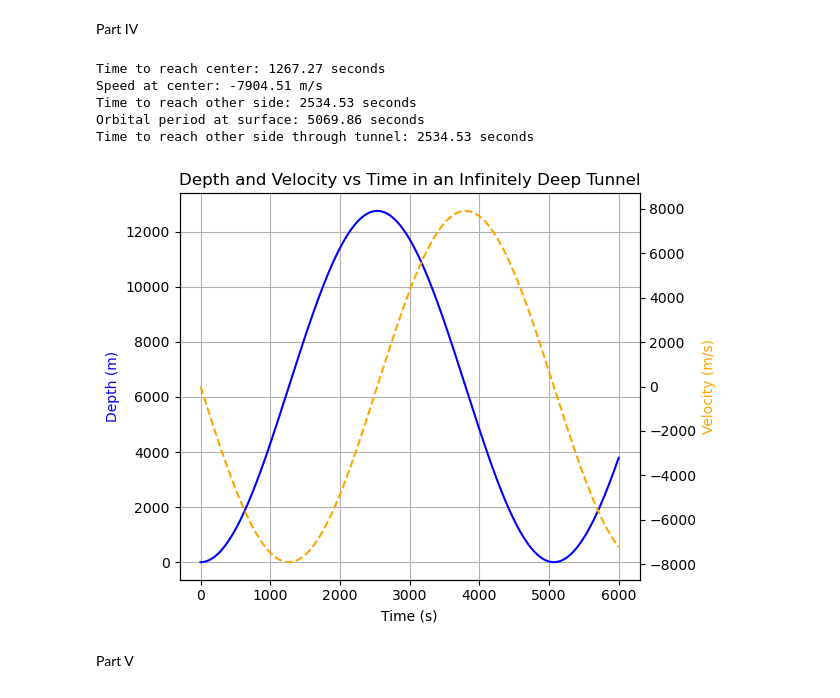
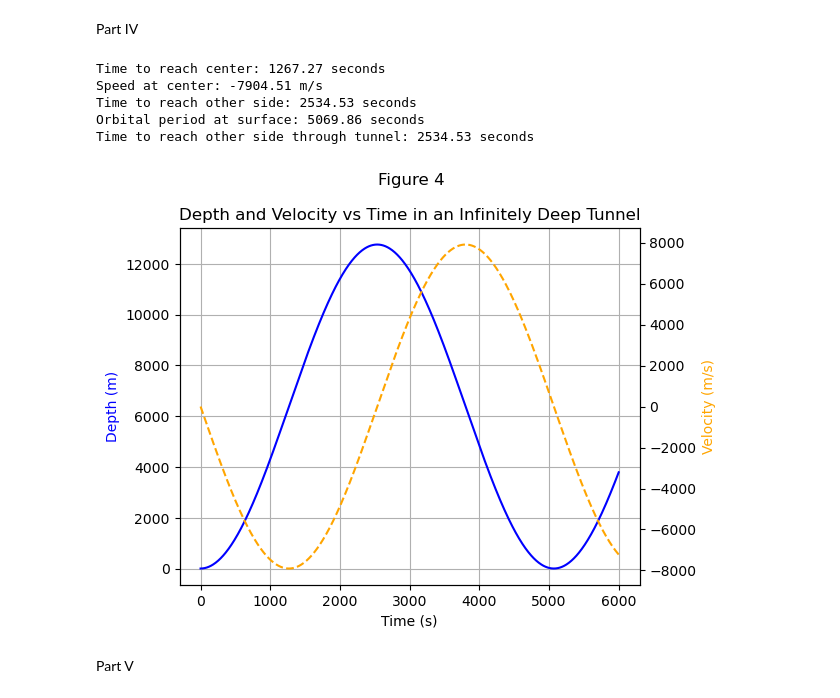
Before and after one commit to eoluwaboro/PHYS265-spring25, a Jupyter notebook: Lab2/Lab2.ipynb, the cells around one changed output. Saved outputs shown, nothing was run; the diff lists cells and outputs as text; code cells hidden in the pictures.

```diff
--- a/Lab2/Lab2.ipynb
+++ b/Lab2/Lab2.ipynb
@@ -338,35 +348,37 @@ ax1.set_xlabel('Time (s)')
 ax1.set_ylabel('Depth (m)', color='blue')
 ax2.set_ylabel('Velocity (m/s)', color='orange')
 ax1.grid(True)
 plt.title('Depth and Velocity vs Time in an Infinitely Deep Tunnel')
-fig.tight_layout()
 
 # time to reach center
 id_center = np.argmin(np.abs(sol.y[0]))
 time_center = sol.t[id_center]
 speed_center = sol.y[1][id_center]
 
 #time to reach other side
 id_diameter = np.argmin(np.abs(sol.y[0] + R_earth))
 time_diameter = sol.t[id_diameter]
 
 print(f'Time to reach center: {time_center:.2f} seconds')
 print(f'Speed at center: {speed_center:.2f} m/s')
 print(f'Time to reach other side: {time_diameter:.2f} seconds')
 
 # Orbital period
 v_orbit = np.sqrt(G * M_earth / R_earth)
 T_orbit = 2 * np.pi * R_earth / v_orbit
 
 print(f"Orbital period at surface: {T_orbit:.2f} seconds")
 print(f"Time to reach other side through tunnel: {time_diameter:.2f} seconds")
+fig.suptitle('Figure 4')
+plt.savefig('Figure 4')
+fig.tight_layout()
 # %% [output]
 Time to reach center: 1267.27 seconds
 Speed at center: -7904.51 m/s
 Time to reach other side: 2534.53 seconds
 Orbital period at surface: 5069.86 seconds
 Time to reach other side through tunnel: 2534.53 seconds
-[figure, old version]
+[figure, new version]
 # %% [markdown]
 Part V
 # %%
```
Also changed, not shown: parts of 8 cells of this notebook, 7 other files.
